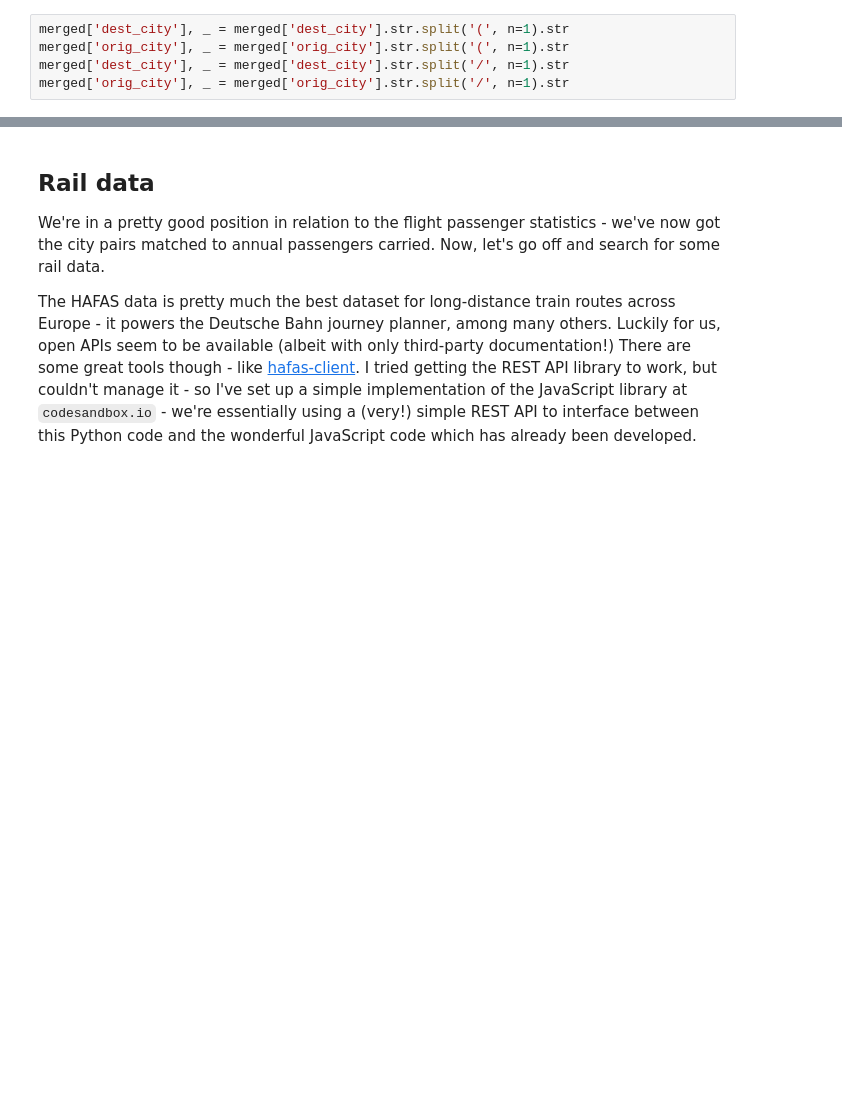
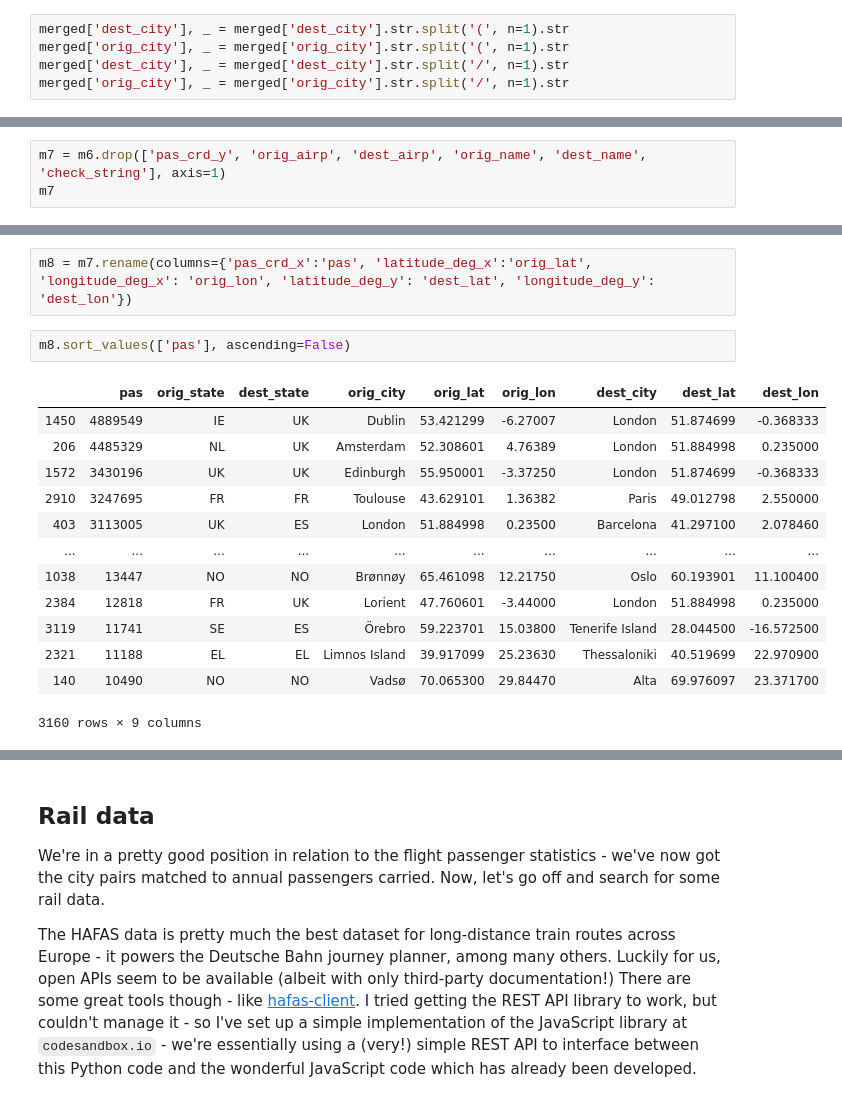
Before and after one commit to keelanfh/hsr-feasibility, a Jupyter notebook: HSR in Europe.ipynb, the cells around one changed output, grey strips where cells are left out. Saved outputs shown, nothing was run; the diff lists cells and outputs as text; blank space fills up the shorter version.

```diff
--- a/HSR in Europe.ipynb
+++ b/HSR in Europe.ipynb
@@ -267,0 +555,3 @@ merged.to_sql('merged', con=engine)
+# %%
+m7 = m6.drop(['pas_crd_y', 'orig_airp', 'dest_airp', 'orig_name', 'dest_name', 'check_string'], axis=1)
+m7
@@ -267,0 +572,18 @@ merged.to_sql('merged', con=engine)
+# %%
+m8 = m7.rename(columns={'pas_crd_x':'pas', 'latitude_deg_x':'orig_lat', 'longitude_deg_x': 'orig_lon', 'latitude_deg_y': 'dest_lat', 'longitude_deg_y': 'dest_lon'})
+# %%
+m8.sort_values(['pas'], ascending=False)
+# %% [output]
+|  | pas | orig_state | dest_state | orig_city | orig_lat | orig_lon | dest_city | dest_lat | dest_lon |
+| 1450 | 4889549 | IE | UK | Dublin | 53.421299 | -6.27007 | London | 51.874699 | -0.368333 |
+| 206 | 4485329 | NL | UK | Amsterdam | 52.308601 | 4.76389 | London | 51.884998 | 0.235000 |
+| 1572 | 3430196 | UK | UK | Edinburgh | 55.950001 | -3.37250 | London | 51.874699 | -0.368333 |
+| 2910 | 3247695 | FR | FR | Toulouse | 43.629101 | 1.36382 | Paris | 49.012798 | 2.550000 |
+| 403 | 3113005 | UK | ES | London | 51.884998 | 0.23500 | Barcelona | 41.297100 | 2.078460 |
+| ... | ... | ... | ... | ... | ... | ... | ... | ... | ... |
+| 1038 | 13447 | NO | NO | Brønnøy | 65.461098 | 12.21750 | Oslo | 60.193901 | 11.100400 |
+| 2384 | 12818 | FR | UK | Lorient | 47.760601 | -3.44000 | London | 51.884998 | 0.235000 |
+| 3119 | 11741 | SE | ES | Örebro | 59.223701 | 15.03800 | Tenerife Island | 28.044500 | -16.572500 |
+| 2321 | 11188 | EL | EL | Limnos Island | 39.917099 | 25.23630 | Thessaloniki | 40.519699 | 22.970900 |
+| 140 | 10490 | NO | NO | Vadsø | 70.065300 | 29.84470 | Alta | 69.976097 | 23.371700 |
+3160 rows × 9 columns
```
Also changed, not shown: parts of 125 cells of this notebook, 5 other files.
